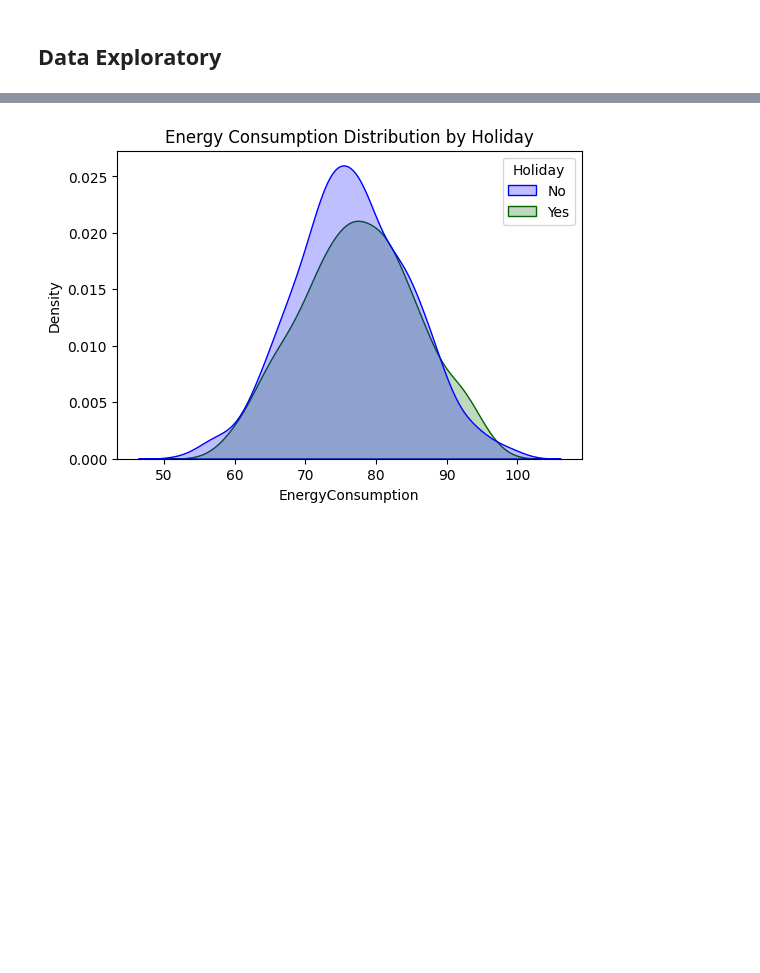
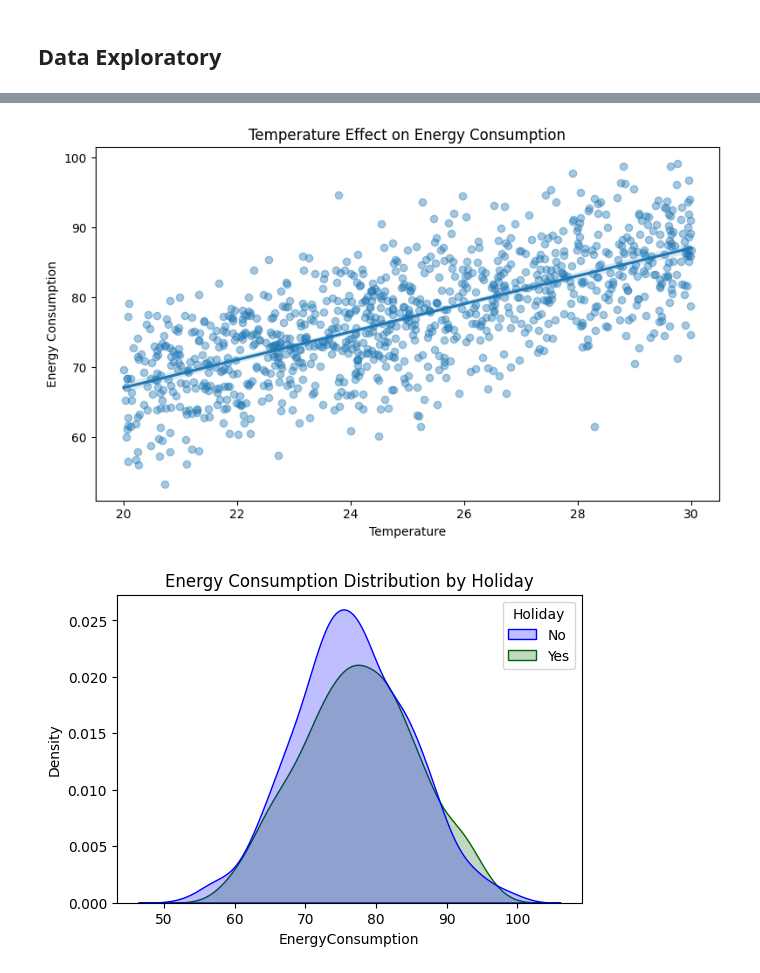
Before and after one commit to wuttipansat/Energy-Consumption-Regression-Analysis, a Jupyter notebook: experiment.ipynb, the cells around one changed output, grey strips where cells are left out. Saved outputs shown, nothing was run; the diff lists cells and outputs as text; code cells hidden in the pictures; blank space fills up the shorter version.

```diff
--- a/experiment.ipynb
+++ b/experiment.ipynb
@@ -76,3 +86,8 @@ sns.lineplot(
+# %%
+plt.figure(figsize=(10, 6))
+sns.regplot(data=df, x='Temperature', y)
+# %% [output]
+[figure, added]
 # %%
 plt.figure(figsize=(6,4))
 
```
Also changed, not shown: parts of 4 cells of this notebook.
